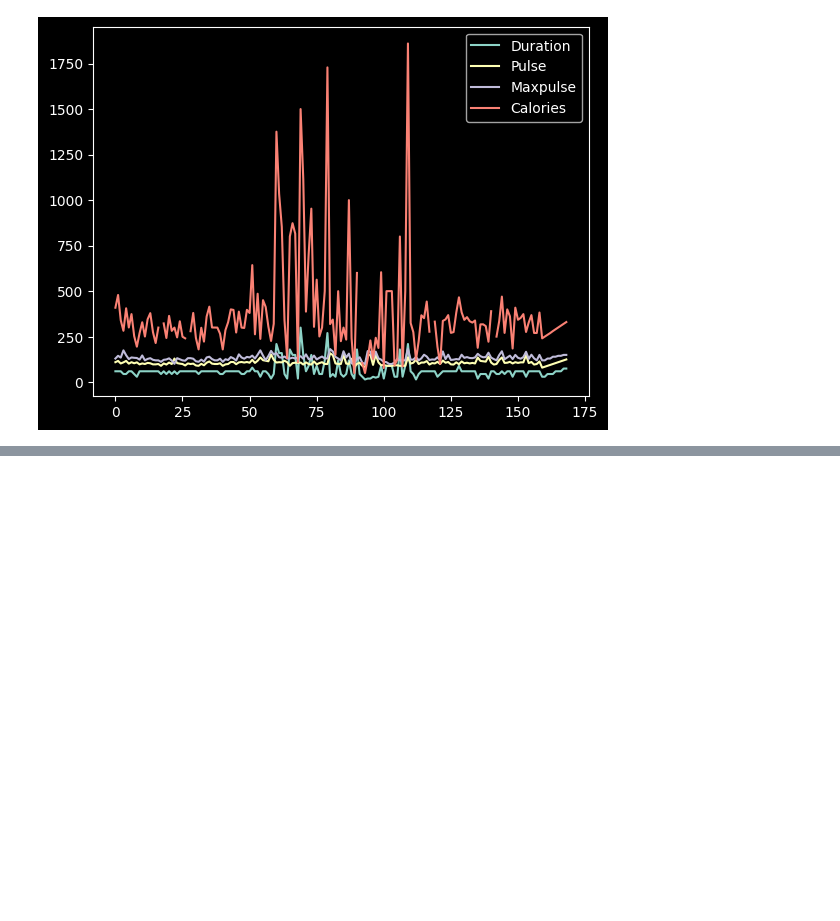
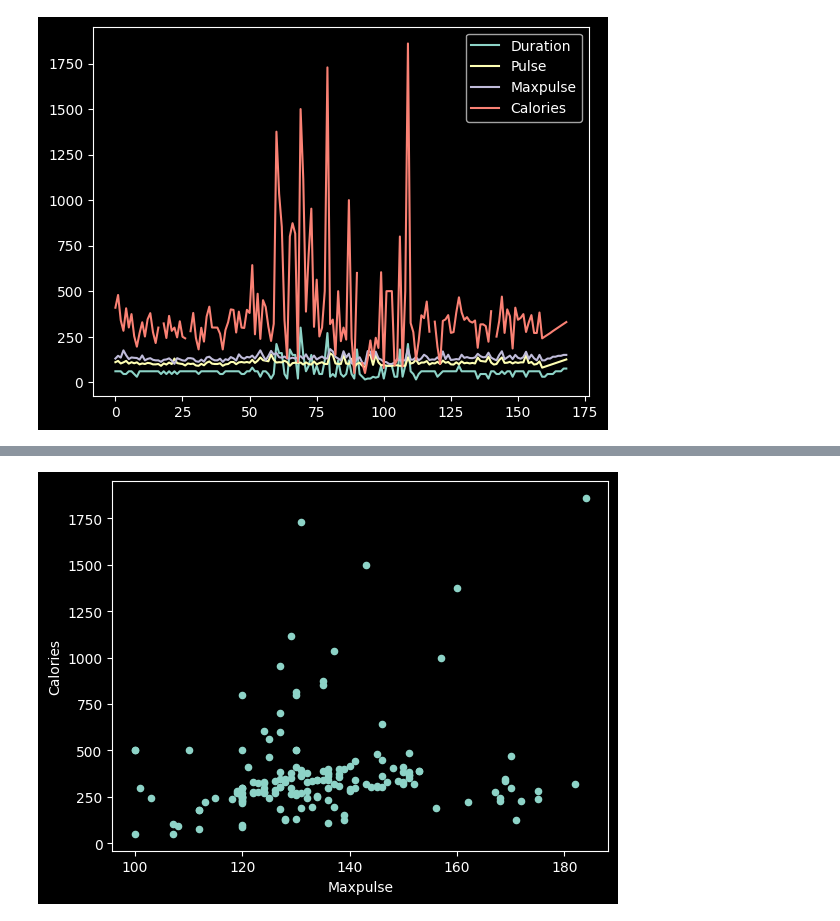
Before and after one commit to rajkonkret/BootCamp-11-10-2025-DATA, a Jupyter notebook: day25_7_03_2026/pandas_wykresy.ipynb, the cells around one changed output, grey strips where cells are left out. Saved outputs shown, nothing was run; the diff lists cells and outputs as text; code cells hidden in the pictures; blank space fills up the shorter version.

```diff
--- a/day25_7_03_2026/pandas_wykresy.ipynb
+++ b/day25_7_03_2026/pandas_wykresy.ipynb
@@ -14,0 +34,5 @@ plt.show()
+# %%
+df.plot(kind="scatter", x="Maxpulse", y="Calories")
+plt.show()
+# %% [output]
+[figure, added]
```
Also changed, not shown: parts of 4 cells of this notebook.
